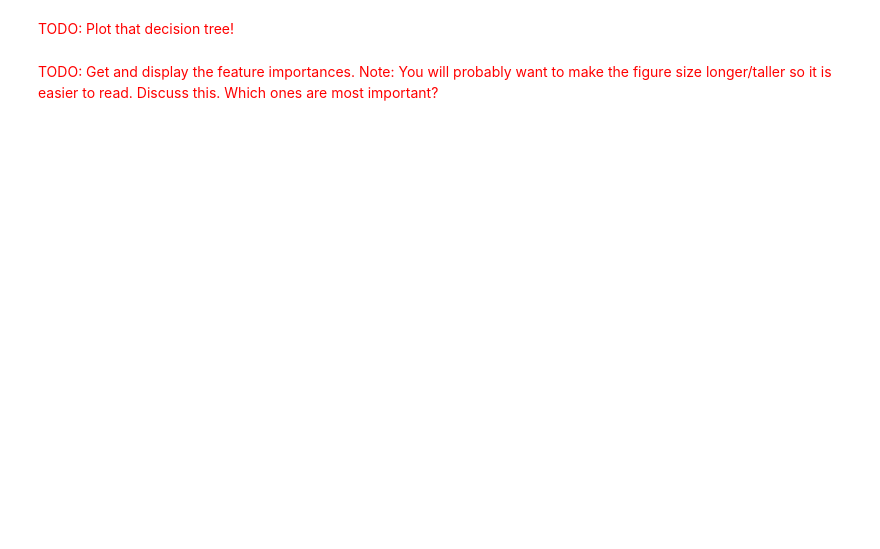
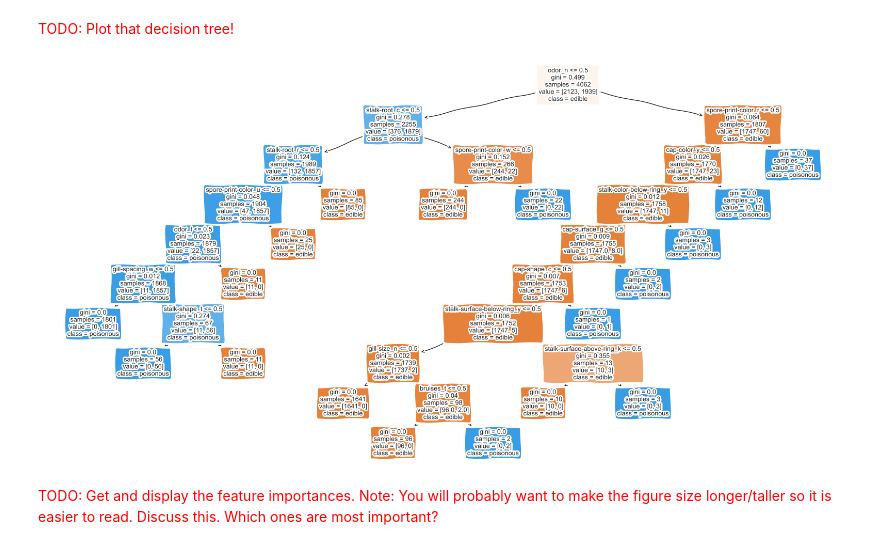
Before and after one commit to Clubin1/ITCS-3162, a Jupyter notebook: excersise-4/Scikit Learn Exercise.ipynb, the cells around one changed output. Drawn from its saved outputs; the diff is of its cells as text; code cells hidden in the pictures; blank space fills up the shorter version.

```diff
--- a/excersise-4/Scikit Learn Exercise.ipynb
+++ b/excersise-4/Scikit Learn Exercise.ipynb
@@ -509,6 +566,10 @@ X_train.shape, y_train.shape, X_test.shape, y_test.shape
 # %% [markdown]
 ## Modeling!
 <font color="red">TODO: Now let's train our model!</font>
+# %%
+model = tree.DecisionTreeClassifier(random_state=42)
+model.fit(X_train, y_train)
+y_pred = model.predict(X_test)
 # %% [markdown]
 ## Evaluating
 <font color="red">TODO: Now let's get the accuracy. Use the `score` method to do so.</font>
@@ -518,4 +594,16 @@ X_train.shape, y_train.shape, X_test.shape, y_test.shape
 # %% [markdown]
 <font color="red">TODO: Plot that decision tree!</font>
+# %%
+model = tree.DecisionTreeClassifier(random_state=42)
+
+# Train the model
+model.fit(X_train, y_train)
+
+# Plot the decision tree
+plt.figure(figsize=(20, 10))
+plot_tree(model, filled=True, feature_names=X.columns, class_names=['edible', 'poisonous'], rounded=True)
+plt.show()
+# %% [output]
+[figure, added]
 # %% [markdown]
 <font color="red">TODO: Get and display the feature importances. Note: You will probably want to make the figure size longer/taller so it is easier to read. Discuss this. Which ones are most important? </font>
```
Also changed, not shown: parts of 14 cells of this notebook, 4 other files.
